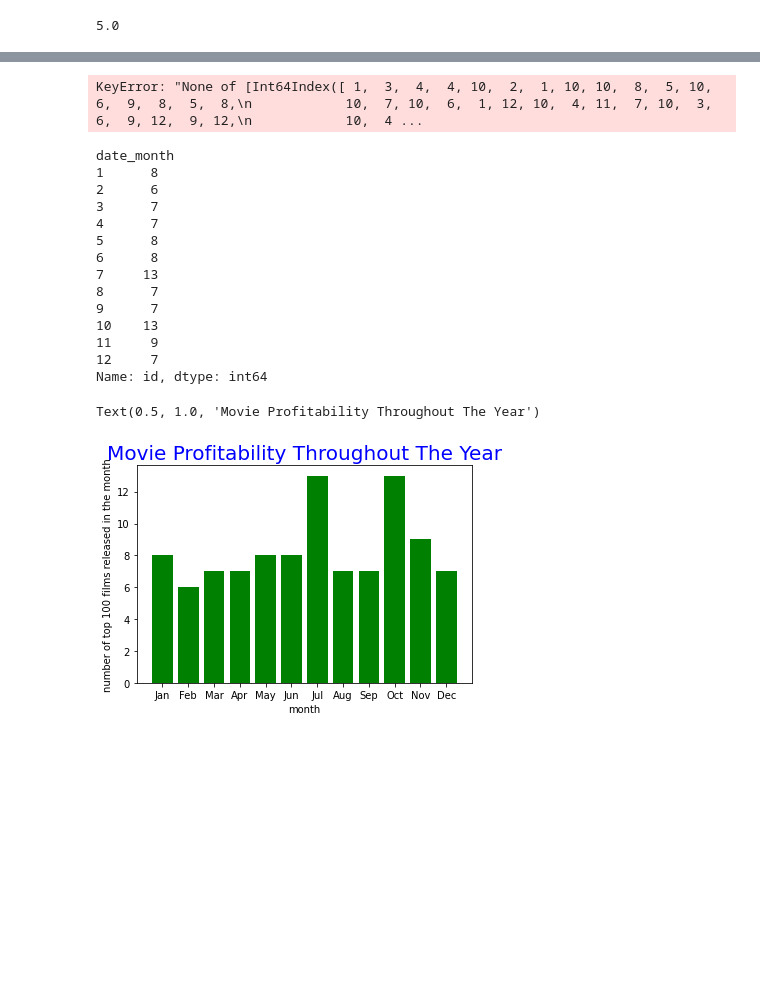
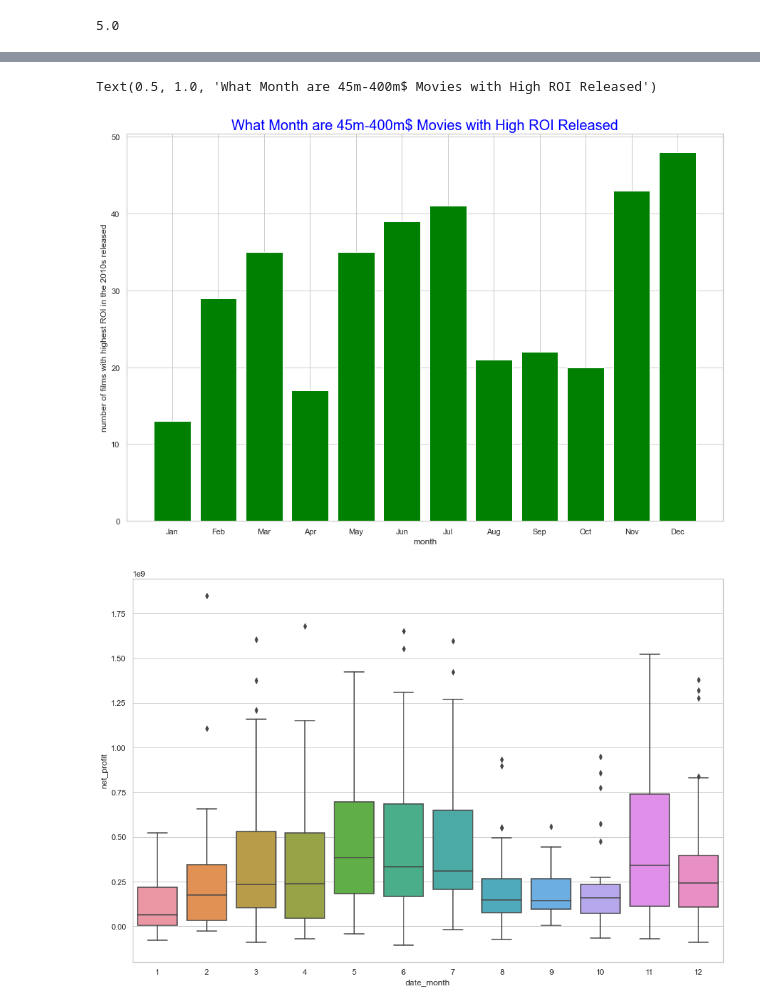
Before and after one commit to john-c-simmons/microsoft_film_reccomendation, a Jupyter notebook: opening data.ipynb, the cells around one changed output, grey strips where cells are left out. Saved outputs shown, nothing was run; the diff lists cells and outputs as text; code cells hidden in the pictures; blank space fills up the shorter version.

```diff
--- a/opening data.ipynb
+++ b/opening data.ipynb
@@ -368,0 +427,17 @@ top100.head(50)
+# %%
+nrml.groupby('production_budget')
+
+bud_bins = pd.cut(nrml['production_budget'], [1000000, 5000000, 10000000, 15000000, 20000000, 50000000, 100000000, 200000000, 400000000])
+grouped_bins =  nrml.groupby(bud_bins)['production_budget'].agg(['count'])
+nrml['budget_bins'] = bud_bins
+
+#top250.sort_values( by = 'return_on_investment', ascending = False).head(100)
+nrml['production_budget'] >= 2
+
+big_bud = nrml[(nrml['production_budget'] >= 45000000) & (nrml['production_budget'] <= 4000000000)]
+big_bud.head(50)
+month = big_bud['release_date'].apply(lambda x: x.month)
+big_bud['date_month'] = month
+big_bud_winners = big_bud[ big_bud.return_on_investment >= 2.5]
+#big_bud[ big_bud.return_on_investment >= 2.0]
+big_bud_losers = big_bud.sort_values(by = 'return_on_investment', ascending= True).head(200)
@@ -374,32 +500,20 @@ top100['date_month'] = month
-# %%
-top100 = top100[top100.release_date.dt.month]
-# %% [output]
-KeyError: "None of [Int64Index([ 1,  3,  4,  4, 10,  2,  1, 10, 10,  8,  5, 10,  6,  9,  8,  5,  8,\n            10,  7, 10,  6,  1, 12, 10,  4, 11,  7, 10,  3,  6,  9, 12,  9, 12,\n            10,  4 ...
-# %%
-top100.groupby('date_month').count().id
-# %% [output]
-date_month
-1      8
-2      6
-3      7
-4      7
-5      8
-6      8
-7     13
-8      7
-9      7
-10    13
-11     9
-12     7
-Name: id, dtype: int64
 # %%
-fig, ax = plt.subplots()
-ax.bar(top100.groupby('date_month').count().id.index, top100.groupby('date_month').count().id, color='green')
+fig, ax = plt.subplots(figsize=(15,10))
+ax.bar(big_bud_winners.groupby('date_month').count().id.index, big_bud_winners.groupby('date_month').count().id, color='green')
 ax.set_xlabel('month')
-ax.set_ylabel('number of top 100 films released in the month')
+ax.set_ylabel('number of films with highest ROI in the 2010s released')
 plt.xticks([1,2,3,4,5,6,7,8,9,10,11,12])
 ax.set_xticklabels(['Jan', 'Feb', 'Mar', 'Apr', 'May', 'Jun', 'Jul', 'Aug', 'Sep', 'Oct', 'Nov', 'Dec'])
-ax.set_title('Movie Profitability Throughout The Year', color='blue', fontsize=20)
+ax.set_title('What Month are 45m-400m$ Movies with High ROI Released', color='blue', fontsize=20)
 # %% [output]
-Text(0.5, 1.0, 'Movie Profitability Throughout The Year')
+Text(0.5, 1.0, 'What Month are 45m-400m$ Movies with High ROI Released')
-[figure, old version]
+[figure, new version]
+# %%
+fig, ax = plt.subplots(figsize=(15,10))
+sns.set_theme(style="whitegrid")
+
+dataset = big_bud
+
+ax = sns.boxplot(x=big_bud.date_month, y="net_profit", data=dataset)
+# %% [output]
+[figure, added]
```
Also changed, not shown: parts of 16 cells of this notebook, 2 other files.
